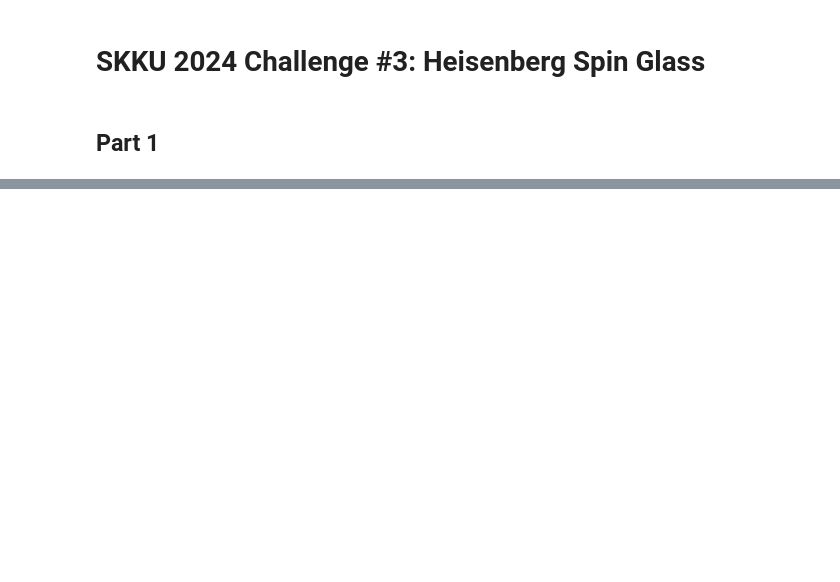
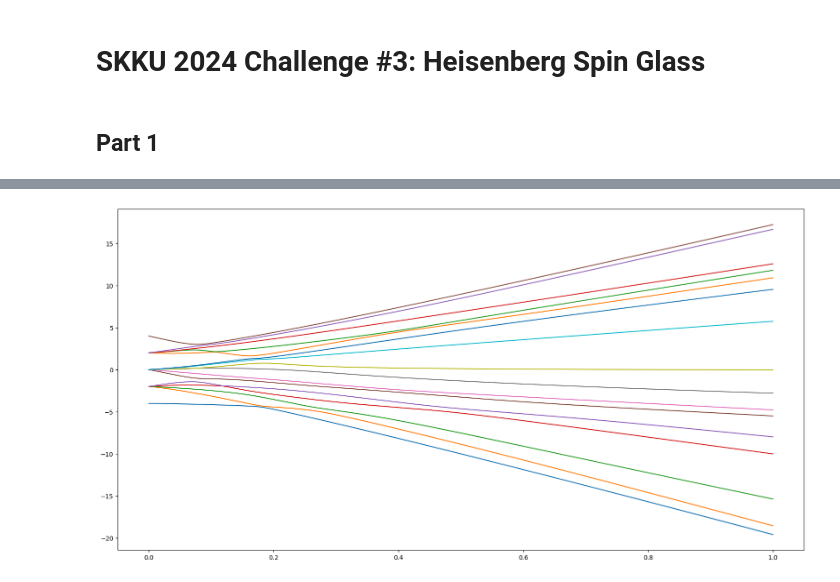
Before and after one commit to Waterbird20/QuantumChallenge, a Jupyter notebook: Prob3/src/prob3.ipynb, the cells around one changed output, grey strips where cells are left out. Drawn from its saved outputs; the diff is of its cells as text; code cells hidden in the pictures; blank space fills up the shorter version.

```diff
--- a/Prob3/src/prob3.ipynb
+++ b/Prob3/src/prob3.ipynb
@@ -125,0 +198,18 @@ array([[-4.+0.j,  0.+0.j,  0.+0.j,  0.+0.j,  0.+0.j,  0.+0.j,  0.+0.j,  0.+0.j,
+# %%
+result = test.EigenSpectrum()
+# %%
+fig, ax = plt.subplots(figsize=(10,10))
+time_step = np.linspace(0,1,1000)
+for i in range(result.shape[0]):
+	ax.plot(time_step, result[i,:])
+# %%
+test = AdiabaticSimulator([-1,2,3,-2,-3,-4],[1,-1,2,3],4)
+# %%
+result = test.EigenSpectrum()
+# %%
+fig, ax = plt.subplots(figsize=(20,10))
+time_step = np.linspace(0,1,1000)
+for i in range(result.shape[0]):
+	ax.plot(time_step, result[i,:])
+# %% [output]
+[figure, added]
```
Also changed, not shown: parts of 16 cells of this notebook.
